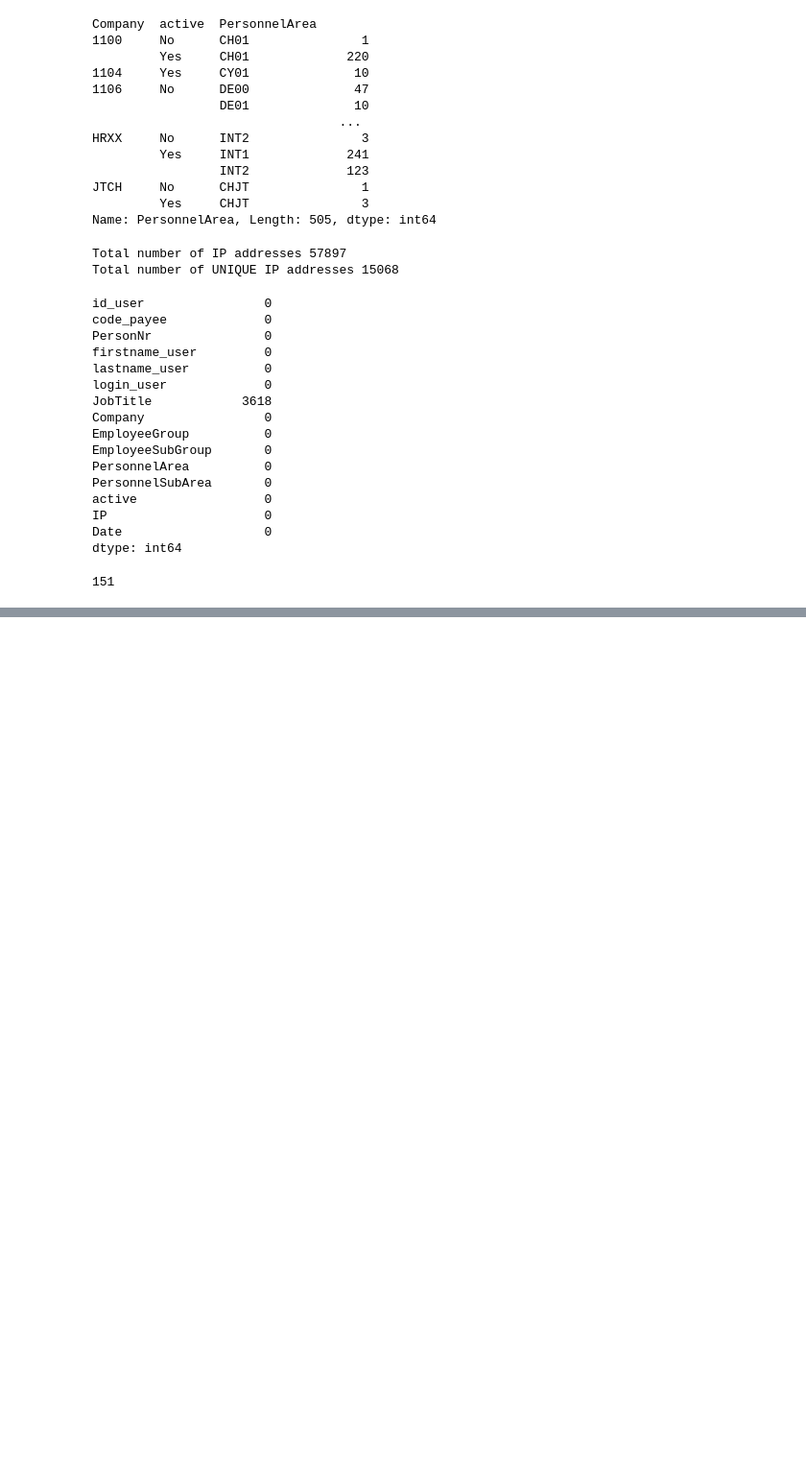
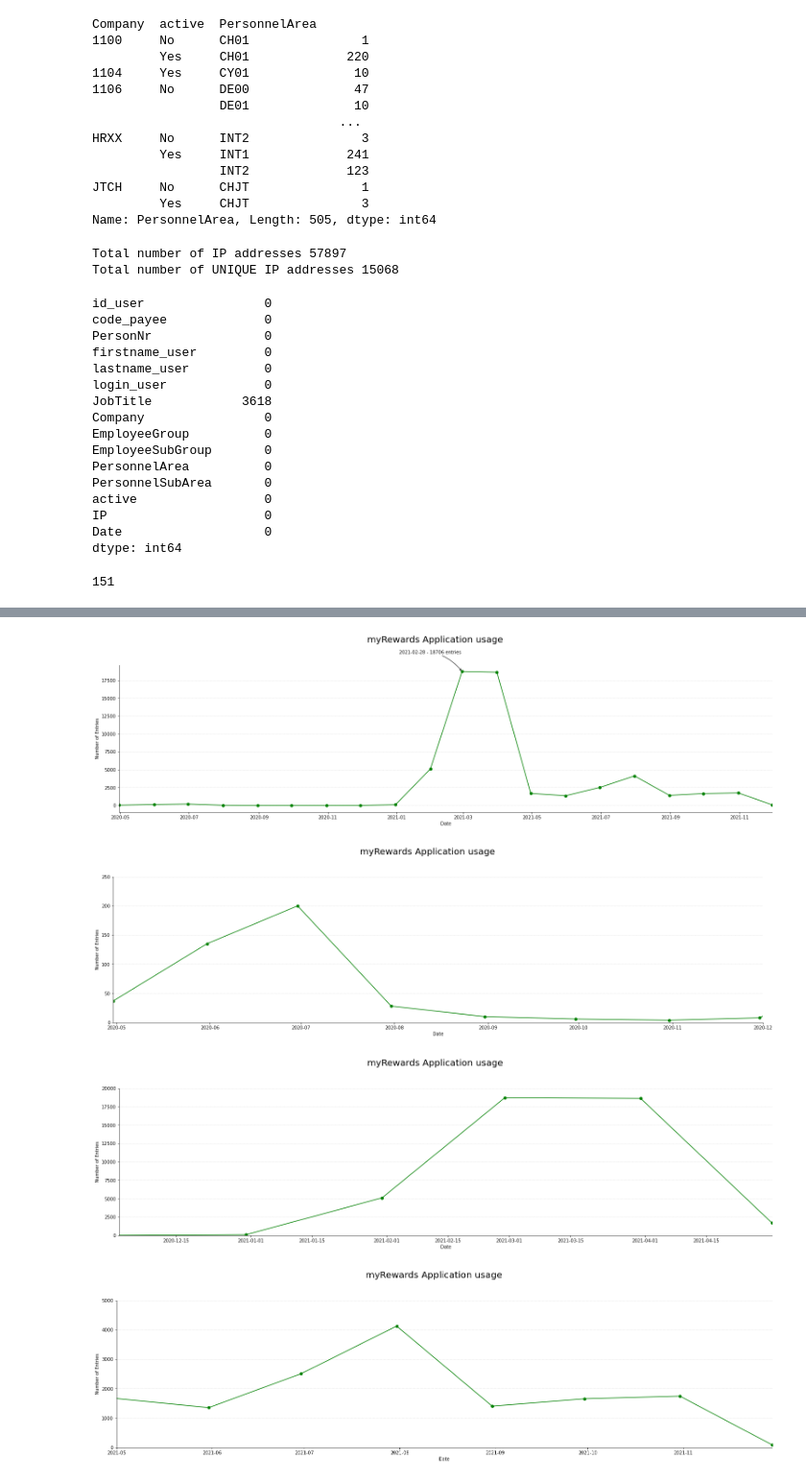
Before and after one commit to RafZel/NYCDSA_Project_1, a Jupyter notebook: project_1.ipynb, the cells around one changed output, grey strips where cells are left out. Shown at 96% size. Cells and saved outputs as stored; diff of their text form; code cells hidden in the pictures; blank space fills up the shorter version.

```diff
--- a/project_1.ipynb
+++ b/project_1.ipynb
@@ -856,0 +1070,68 @@ df_prod_user_5.isnull().sum()
+# %%
+fig, ax = plt.subplots(figsize=(26,6))
+
+ax.plot(df_application_usage, linewidth=1.5, color='green', marker='o')
+ax.set_xlim(xmin=(df_application_usage.index.min()), xmax=(df_application_usage.index.max()))
+
+ax.set_xlabel('Date')
+ax.set_ylabel('Number of Entries')
+# ax.set_title('Line Plot')
+fig.suptitle('myRewards Application usage', size=20, y=1.03)
+ax.spines['top'].set_visible(False)
+ax.spines['right'].set_visible(False)
+ax.yaxis.grid(True, which='major', linewidth=0.5, color='lightgray', linestyle='--')
+ax.annotate(
+    (f"{str(df_application_usage.idxmax().date())} - {df_application_usage.max()} entries"),
+    xy=(df_application_usage.idxmax(), df_application_usage.max()), xycoords='data',
+    xytext=(-140, 40), textcoords='offset points',
+    arrowprops=dict(arrowstyle="->",
+                    connectionstyle="arc3,rad=-.2"))
+
+
+fig1, ax1 = plt.subplots(figsize=(26,6))
+
+ax1.plot(df_application_usage, linewidth=1.5, color='green', marker='o')
+ax1.set_xlim(xmin=(df_application_usage.index.min()), xmax=(dt.date(2020,12,1)))
+ax1.set_ylim(ymin=0, ymax=250)
+
+ax1.set_xlabel('Date')
+ax1.set_ylabel('Number of Entries')
+# ax.set_title('Line Plot')
+fig1.suptitle('myRewards Application usage', size=20, y=1.03)
+ax1.spines['top'].set_visible(False)
+ax1.spines['right'].set_visible(False)
+ax1.yaxis.grid(True, which='major', linewidth=0.5, color='lightgray', linestyle='--')
+
+fig2, ax2 = plt.subplots(figsize=(26,6))
+
+ax2.plot(df_application_usage, linewidth=1.5, color='green', marker='o')
+ax2.set_xlim(xmin=(dt.date(2020,12,2)), xmax=(dt.date(2021,4,30)))
+ax2.set_ylim(ymin=0, ymax=20000)
+
+ax2.set_xlabel('Date')
+ax2.set_ylabel('Number of Entries')
+# ax.set_title('Line Plot')
+fig2.suptitle('myRewards Application usage', size=20, y=1.03)
+ax2.spines['top'].set_visible(False)
+ax2.spines['right'].set_visible(False)
+ax2.yaxis.grid(True, which='major', linewidth=0.5, color='lightgray', linestyle='--')
+
+
+fig3, ax3 = plt.subplots(figsize=(26,6))
+
+ax3.plot(df_application_usage, linewidth=1.5, color='green', marker='o')
+ax3.set_xlim(xmin=(dt.date(2021,5,1)), xmax=(df_application_usage.index.max()))
+ax3.set_ylim(ymin=0, ymax=5000)
+
+ax3.set_xlabel('Date')
+ax3.set_ylabel('Number of Entries')
+# ax.set_title('Line Plot')
+fig3.suptitle('myRewards Application usage', size=20, y=1.03)
+ax3.spines['top'].set_visible(False)
+ax3.spines['right'].set_visible(False)
+ax3.yaxis.grid(True, which='major', linewidth=0.5, color='lightgray', linestyle='--')
+# %% [output]
+[figure, added]
+[figure, added]
+[figure, added]
+[figure, added]
```
Also changed, not shown: parts of 54 cells of this notebook.
